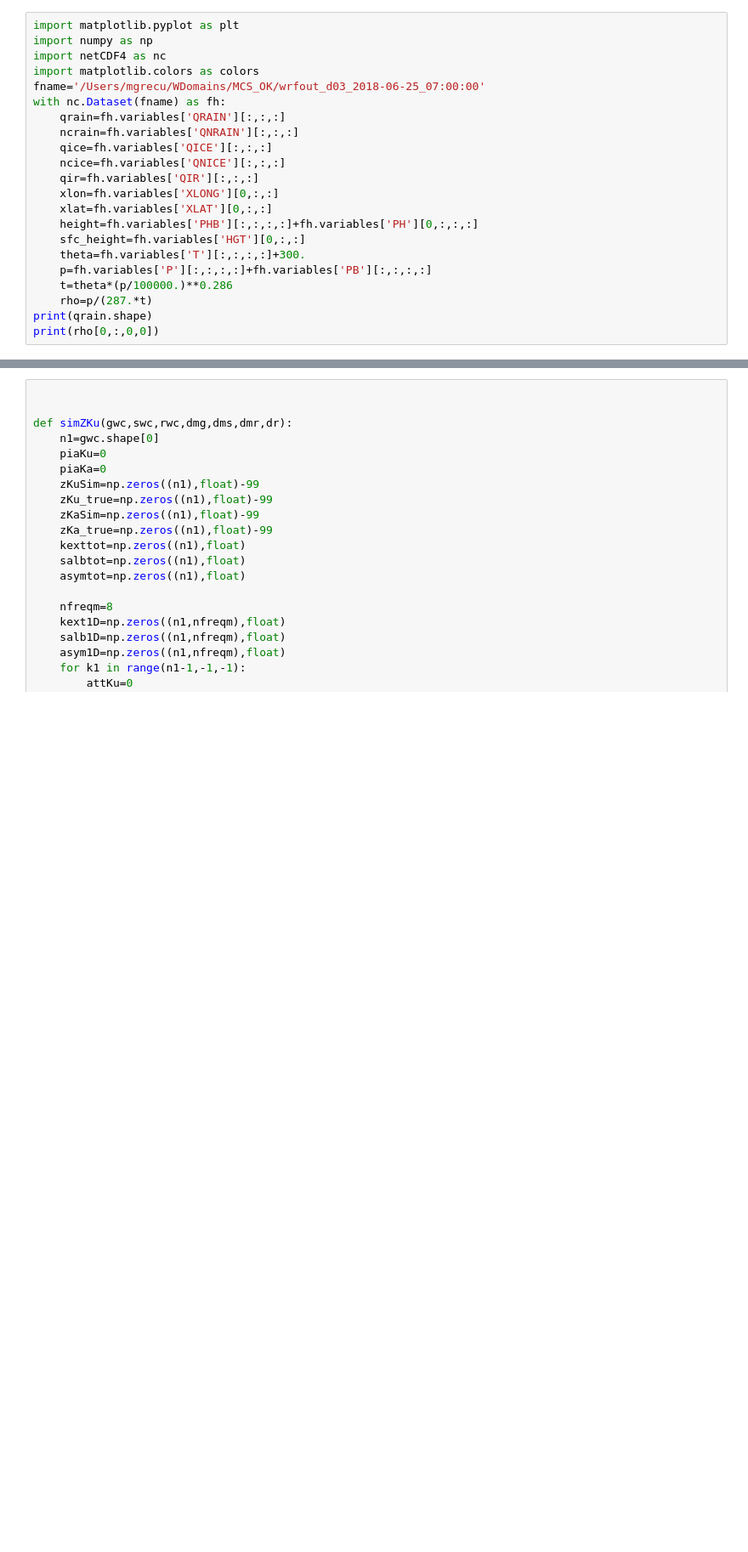
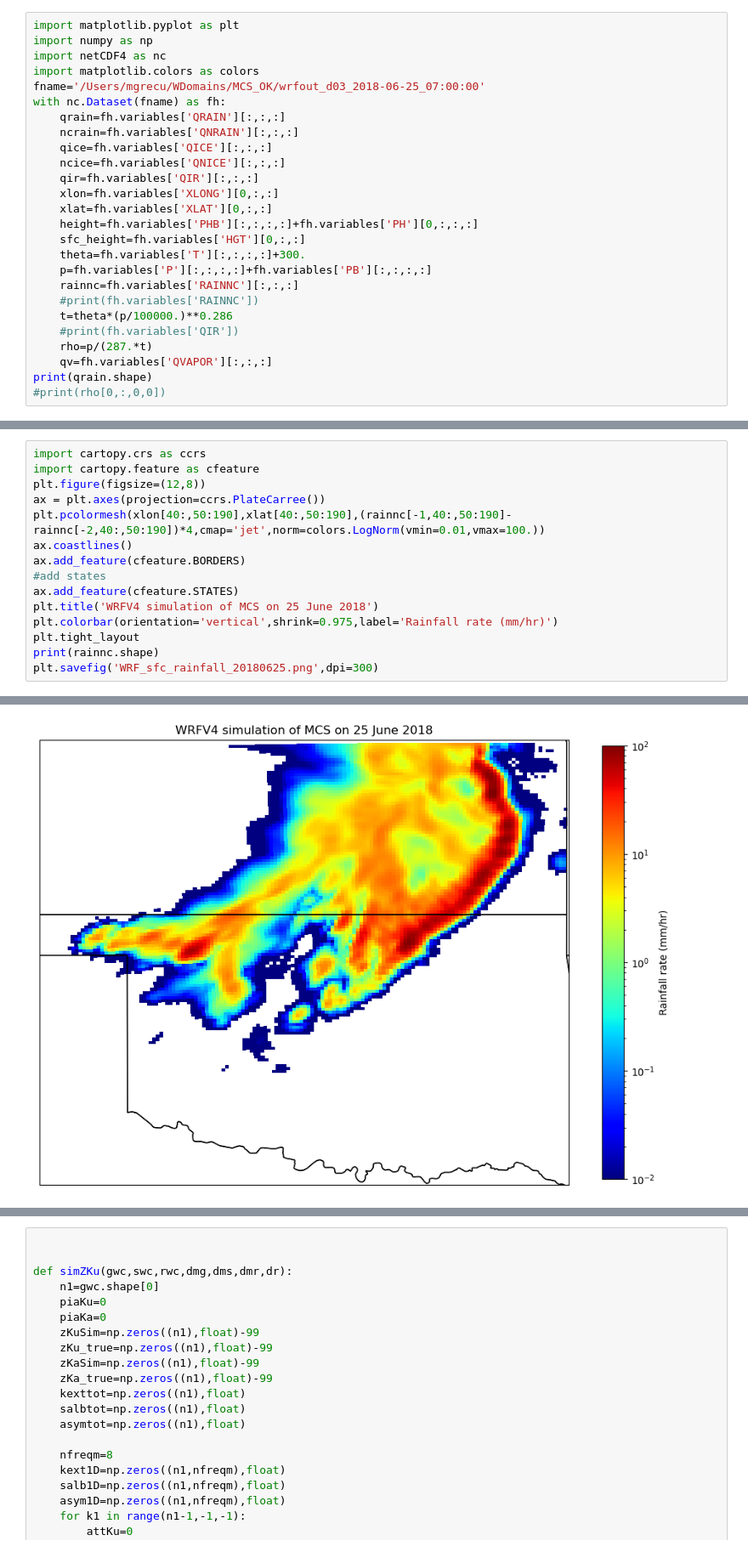
Before and after one commit to mgrecu35/tbDeconv, a Jupyter notebook: readWRF_P3.ipynb, the cells around one changed output, grey strips where cells are left out. Shown at 85% size. Drawn from its saved outputs; the diff is of its cells as text; blank space fills up the shorter version.

```diff
--- a/readWRF_P3.ipynb
+++ b/readWRF_P3.ipynb
@@ -16,9 +16,13 @@ with nc.Dataset(fname) as fh:
     sfc_height=fh.variables['HGT'][0,:,:]
     theta=fh.variables['T'][:,:,:,:]+300.
     p=fh.variables['P'][:,:,:,:]+fh.variables['PB'][:,:,:,:]
+    rainnc=fh.variables['RAINNC'][:,:,:]
+    #print(fh.variables['RAINNC'])
     t=theta*(p/100000.)**0.286
+    #print(fh.variables['QIR'])
     rho=p/(287.*t)
+    qv=fh.variables['QVAPOR'][:,:,:]
 print(qrain.shape)
-print(rho[0,:,0,0])
+#print(rho[0,:,0,0])
 # %% [output]
 (4, 83, 189, 201)
@@ -40,0 +29,16 @@ print(rho[0,:,0,0])
+# %%
+import cartopy.crs as ccrs
+import cartopy.feature as cfeature
+plt.figure(figsize=(12,8))
+ax = plt.axes(projection=ccrs.PlateCarree())
+plt.pcolormesh(xlon[40:,50:190],xlat[40:,50:190],(rainnc[-1,40:,50:190]-rainnc[-2,40:,50:190])*4,cmap='jet',norm=colors.LogNorm(vmin=0.01,vmax=100.))
+ax.coastlines()
+ax.add_feature(cfeature.BORDERS)
+#add states
+ax.add_feature(cfeature.STATES)
+plt.title('WRFV4 simulation of MCS on 25 June 2018')
+plt.colorbar(orientation='vertical',shrink=0.975,label='Rainfall rate (mm/hr)')
+plt.tight_layout
+print(rainnc.shape)
+plt.savefig('WRF_sfc_rainfall_20180625.png',dpi=300)
+# %% [output]
@@ -41 +46,2 @@ print(rho[0,:,0,0])
+[figure, added]
 # %%
```
Also changed, not shown: parts of 8 cells of this notebook, 5 other files.
